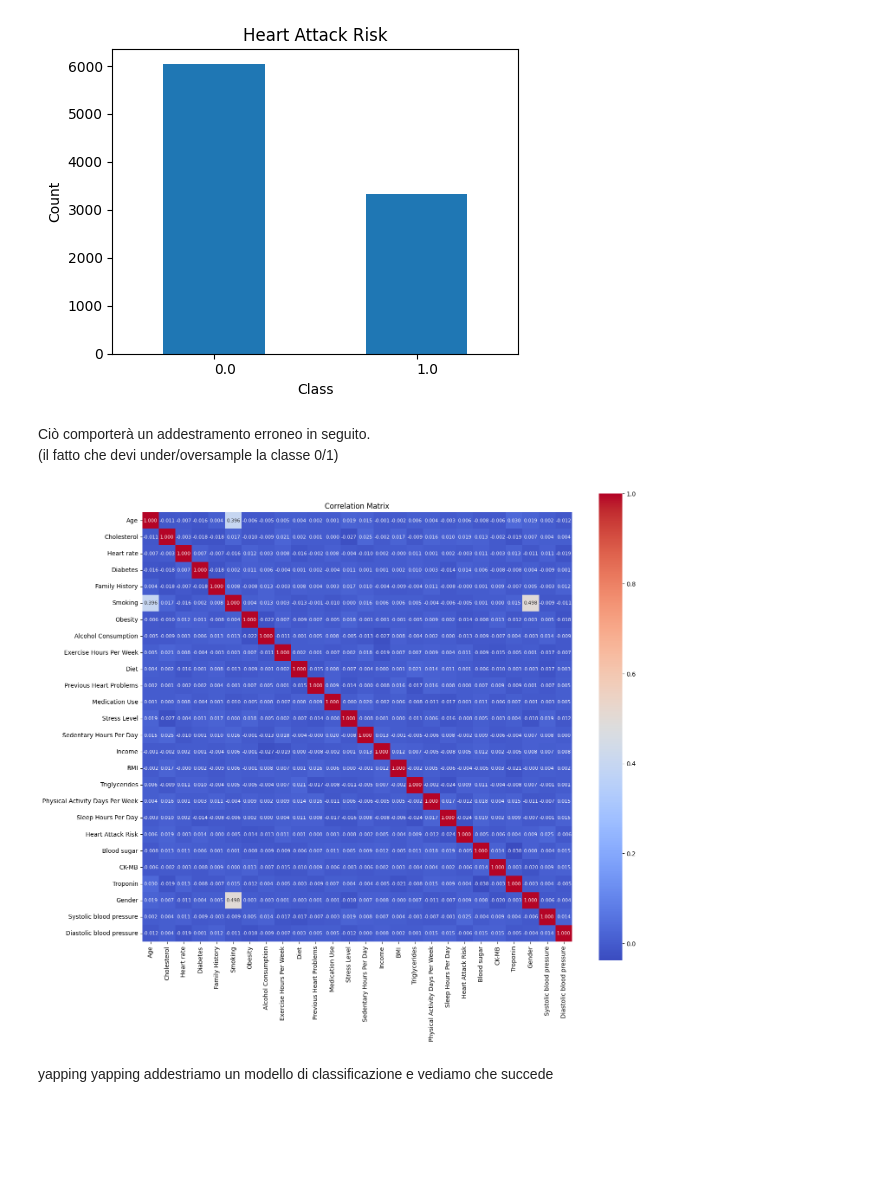
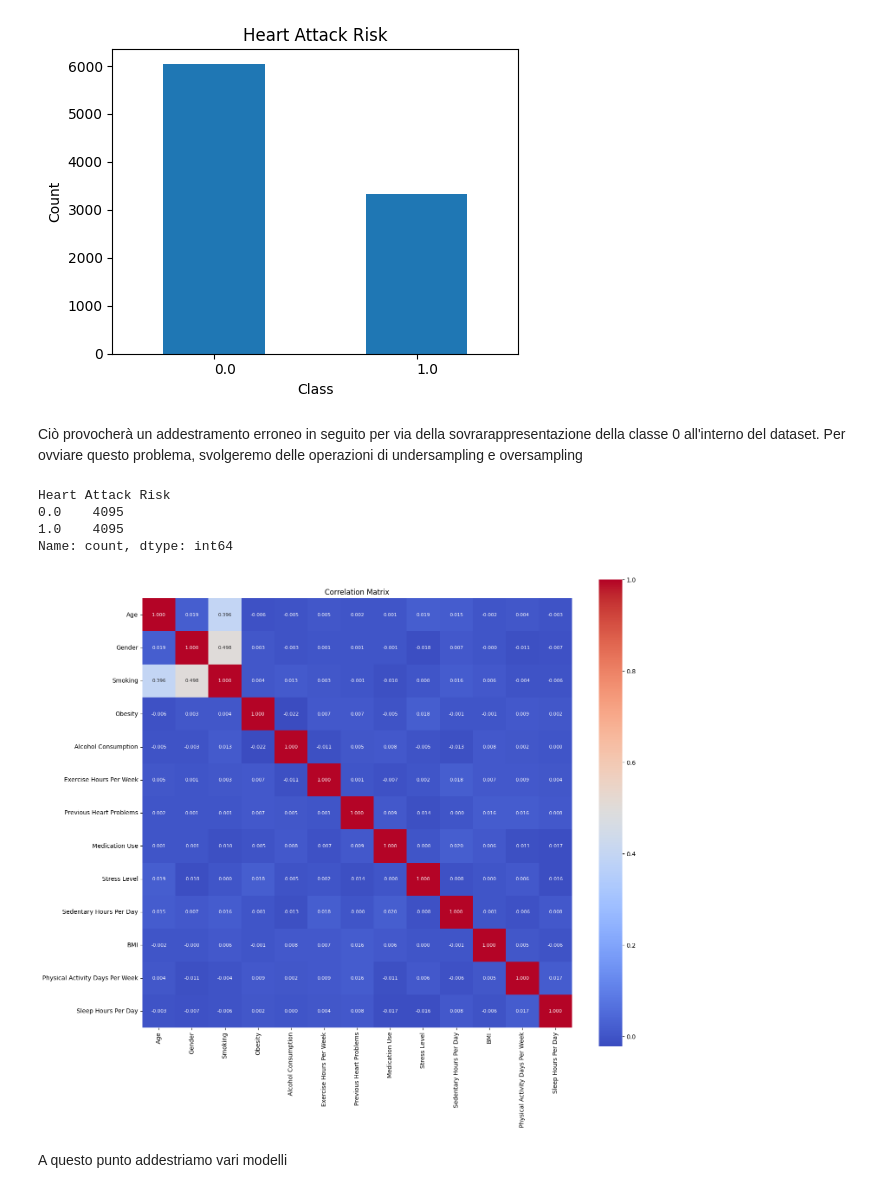
Before and after one commit to lPen88/dataProject, a Jupyter notebook: paper.ipynb, the cells around one changed output. Cells and saved outputs as stored; diff of their text form; code cells hidden in the pictures; blank space fills up the shorter version.

```diff
--- a/paper.ipynb
+++ b/paper.ipynb
@@ -28,6 +5,7 @@ descrizione del dataset:
 # %%
 import pandas as pd
 df = pd.read_csv('dataset/mainDataset.csv')
-df["Gender"] = df["Gender"].map({"Male": 1, "Female": 0})
-print(df.head())
+X_env=df[['Age', 'Gender', 'Smoking', 'Obesity', 'Alcohol Consumption', 'Exercise Hours Per Week' , 'Previous Heart Problems' , 'Medication Use', 'Stress Level' , 'Sedentary Hours Per Day', 'BMI', 'Physical Activity Days Per Week', 'Sleep Hours Per Day']]
+Y_env = df['Heart Attack Risk']
+X_env['Gender'] = X_env['Gender'].map({'Male': 1, 'Female': 0})
 # %% [output]
@@ -55,25 +30,43 @@ plt.show()
 # %% [output]
 [figure]
 # %% [markdown]
-Ciò comporterà un addestramento erroneo in seguito.
-(il fatto che devi under/oversample la classe 0/1)
+Ciò provocherà un addestramento erroneo in seguito per via della sovrarappresentazione della classe 0 all'interno del dataset.
+Per ovviare questo problema, svolgeremo delle operazioni di undersampling e oversampling
+# %%
+from sklearn.model_selection import train_test_split
+from imblearn.under_sampling import RandomUnderSampler
+from imblearn.over_sampling import SMOTE
+
+X_env_train, X_env_test, Y_env_train, Y_env_test = train_test_split(X_env, Y_env, test_size=0.2, random_state=42)
+
+undersample = RandomUnderSampler(random_state=42)
+smote_unbalanced = SMOTE(sampling_strategy=0.85, random_state=42)
+X_env_train_smote_under, Y_env_train_smote_under = smote_unbalanced.fit_resample(X_env_train, Y_env_train)
+X_env_train_smote_under, Y_env_train_smote_under = undersample.fit_resample(X_env_train_smote_under, Y_env_train_smote_under)
+
+Y_env_train_smote_under .value_counts()
+# %% [output]
+Heart Attack Risk
+0.0    4095
+1.0    4095
+Name: count, dtype: int64
 # %%
-correlation_matrix = df.corr()
+correlation_matrix = X_env.corr()
 
 plt.figure(figsize=(16, 14))  # Increase the figure size
 import seaborn as sns
 sns.heatmap(
     correlation_matrix,
     annot=True,
     fmt=".3f",            # Show only 2 decimal places
     cmap='coolwarm',
     square=True,
     annot_kws={'size': 8} # Smaller font for annotations
 )
 plt.title('Correlation Matrix')
 plt.show()
 # %% [output]
-[figure, old version]
+[figure, new version]
 # %% [markdown]
-yapping yapping addestriamo un modello di classificazione e vediamo che succede
+A questo punto addestriamo vari modelli
 # %%
```
Also changed, not shown: parts of 5 cells of this notebook.
